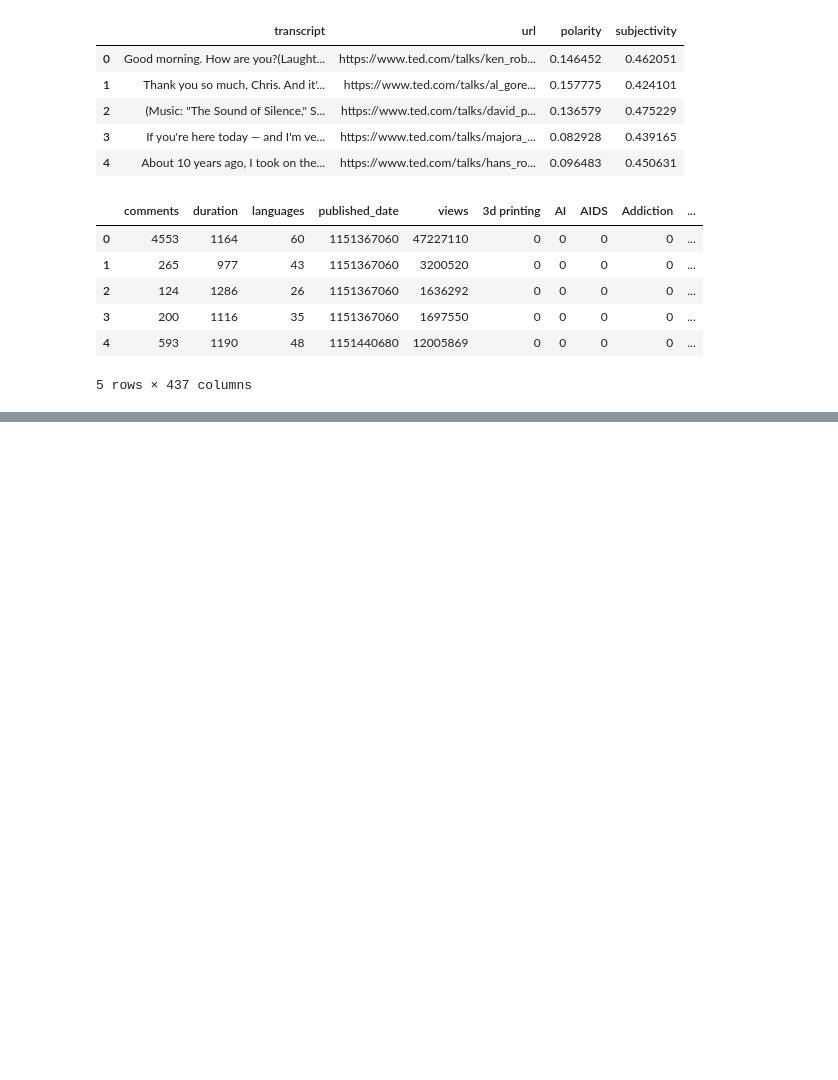
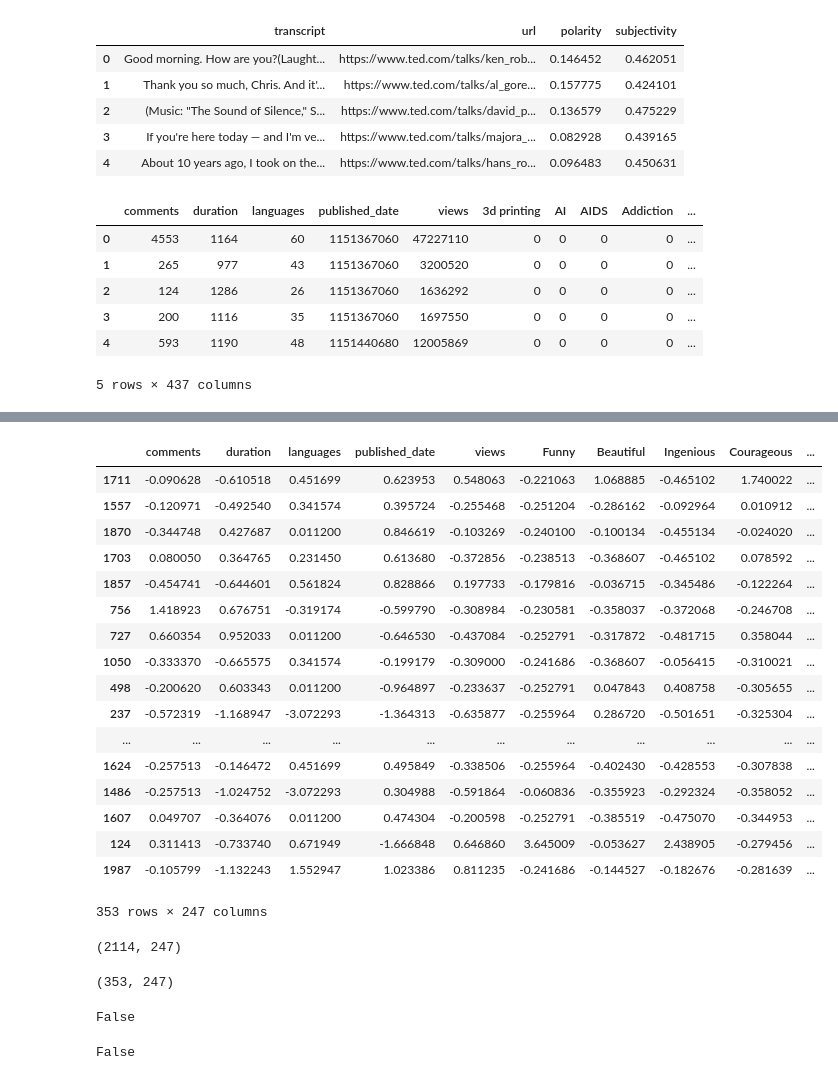
Before and after one commit to Avisikta-Majumdar/TedTalksAnalysis, a Jupyter notebook: Michal's notebook.ipynb, the cells around one changed output, grey strips where cells are left out. Drawn from its saved outputs; the diff is of its cells as text; code cells hidden in the pictures; blank space fills up the shorter version.

```diff
--- a/Michal's notebook.ipynb
+++ b/Michal's notebook.ipynb
@@ -279,0 +279,37 @@ Testing result Shape: (353, 247)
+# %%
+df_test_set
+# %% [output]
+|  | comments | duration | languages | published_date | views | Funny | Beautiful | Ingenious | Courageous | ... |
+| 1711 | -0.090628 | -0.610518 | 0.451699 | 0.623953 | 0.548063 | -0.221063 | 1.068885 | -0.465102 | 1.740022 | ... |
+| 1557 | -0.120971 | -0.492540 | 0.341574 | 0.395724 | -0.255468 | -0.251204 | -0.286162 | -0.092964 | 0.010912 | ... |
+| 1870 | -0.344748 | 0.427687 | 0.011200 | 0.846619 | -0.103269 | -0.240100 | -0.100134 | -0.455134 | -0.024020 | ... |
+| 1703 | 0.080050 | 0.364765 | 0.231450 | 0.613680 | -0.372856 | -0.238513 | -0.368607 | -0.465102 | 0.078592 | ... |
+| 1857 | -0.454741 | -0.644601 | 0.561824 | 0.828866 | 0.197733 | -0.179816 | -0.036715 | -0.345486 | -0.122264 | ... |
+| 756 | 1.418923 | 0.676751 | -0.319174 | -0.599790 | -0.308984 | -0.230581 | -0.358037 | -0.372068 | -0.246708 | ... |
+| 727 | 0.660354 | 0.952033 | 0.011200 | -0.646530 | -0.437084 | -0.252791 | -0.317872 | -0.481715 | 0.358044 | ... |
+| 1050 | -0.333370 | -0.665575 | 0.341574 | -0.199179 | -0.309000 | -0.241686 | -0.368607 | -0.056415 | -0.310021 | ... |
+| 498 | -0.200620 | 0.603343 | 0.011200 | -0.964897 | -0.233637 | -0.252791 | 0.047843 | 0.408758 | -0.305655 | ... |
+| 237 | -0.572319 | -1.168947 | -3.072293 | -1.364313 | -0.635877 | -0.255964 | 0.286720 | -0.501651 | -0.325304 | ... |
+| ... | ... | ... | ... | ... | ... | ... | ... | ... | ... | ... |
+| 1624 | -0.257513 | -0.146472 | 0.451699 | 0.495849 | -0.338506 | -0.255964 | -0.402430 | -0.428553 | -0.307838 | ... |
+| 1486 | -0.257513 | -1.024752 | -3.072293 | 0.304988 | -0.591864 | -0.060836 | -0.355923 | -0.292324 | -0.358052 | ... |
+| 1607 | 0.049707 | -0.364076 | 0.011200 | 0.474304 | -0.200598 | -0.252791 | -0.385519 | -0.475070 | -0.344953 | ... |
+| 124 | 0.311413 | -0.733740 | 0.671949 | -1.666848 | 0.646860 | 3.645009 | -0.053627 | 2.438905 | -0.279456 | ... |
+| 1987 | -0.105799 | -1.132243 | 1.552947 | 1.023386 | 0.811235 | -0.241686 | -0.144527 | -0.182676 | -0.281639 | ... |
+353 rows × 247 columns
+# %%
+df_train_set.shape
+# %% [output]
+(2114, 247)
+# %%
+df_test_set.shape
+# %% [output]
+(353, 247)
+# %%
+df_train_set.isnull().values.any()
+# %% [output]
+False
+# %%
+df_test_set.isnull().values.any()
+# %% [output]
+False
```
Also changed, not shown: parts of 5 cells of this notebook.
